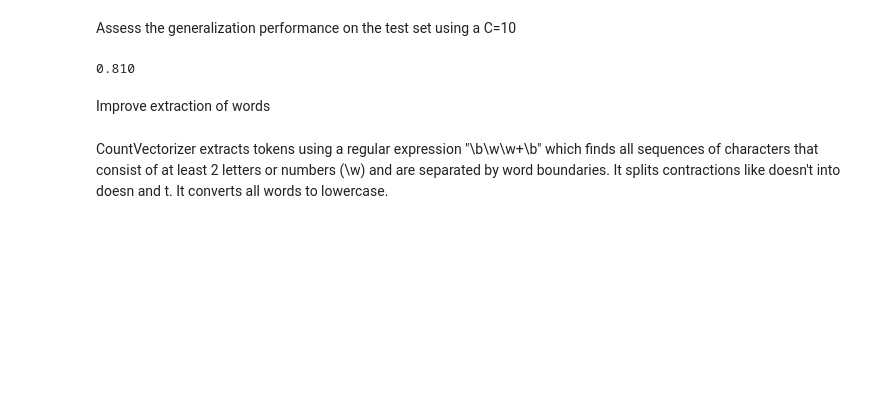
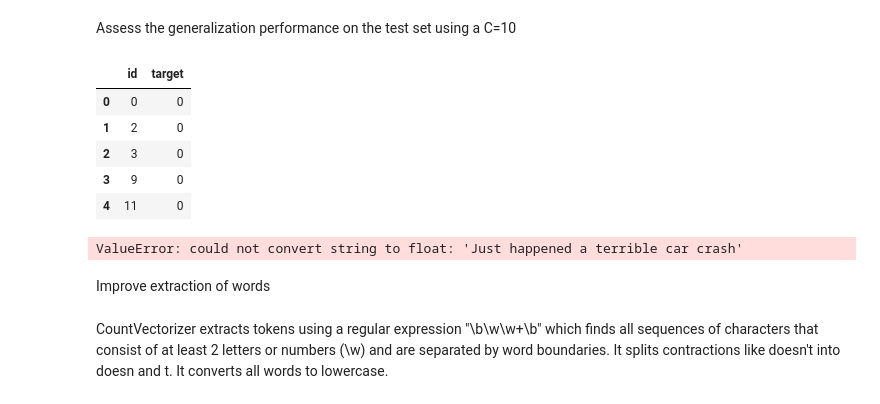
Before and after one commit to jennamurphymcad/Final-Project, a Jupyter notebook: Disaster/Initial_Analysis_Disaster.ipynb, the cells around one changed output. Drawn from its saved outputs; the diff is of its cells as text; code cells hidden in the pictures; blank space fills up the shorter version.

```diff
--- a/Disaster/Initial_Analysis_Disaster.ipynb
+++ b/Disaster/Initial_Analysis_Disaster.ipynb
@@ -159,10 +168,23 @@ Best parameters:  {'C': 10}
 # %% [markdown]
 Assess the generalization performance on the test set using a C=10
-# %%
-X_test_vect = vectorizer.transform(X_test)
-print("{:.3f}".format(grid.score(X_test_vect, y_test)))
-# %% [output]
-0.810
+# %%
+submission_df = pd.read_csv("../data/sample_submission.csv")
+submission_df.head()
+# %% [output]
+|  | id | target |
+| 0 | 0 | 0 |
+| 1 | 2 | 0 |
+| 2 | 3 | 0 |
+| 3 | 9 | 0 |
+| 4 | 11 | 0 |
+# %%
+X_test_vect = vectorizer.transform(X_test)
+target = grid.predict(X_test)
+submission_df["target"] = target
+submission_df.head()
+submission_df.to_csv("submissions/submission_v1.csv", index = False)
+# %% [output]
+ValueError: could not convert string to float: 'Just happened a terrible car crash'
 # %% [markdown]
 Improve extraction of words
 # %% [markdown]
```
Also changed, not shown: parts of 43 cells of this notebook, 4 other files.
